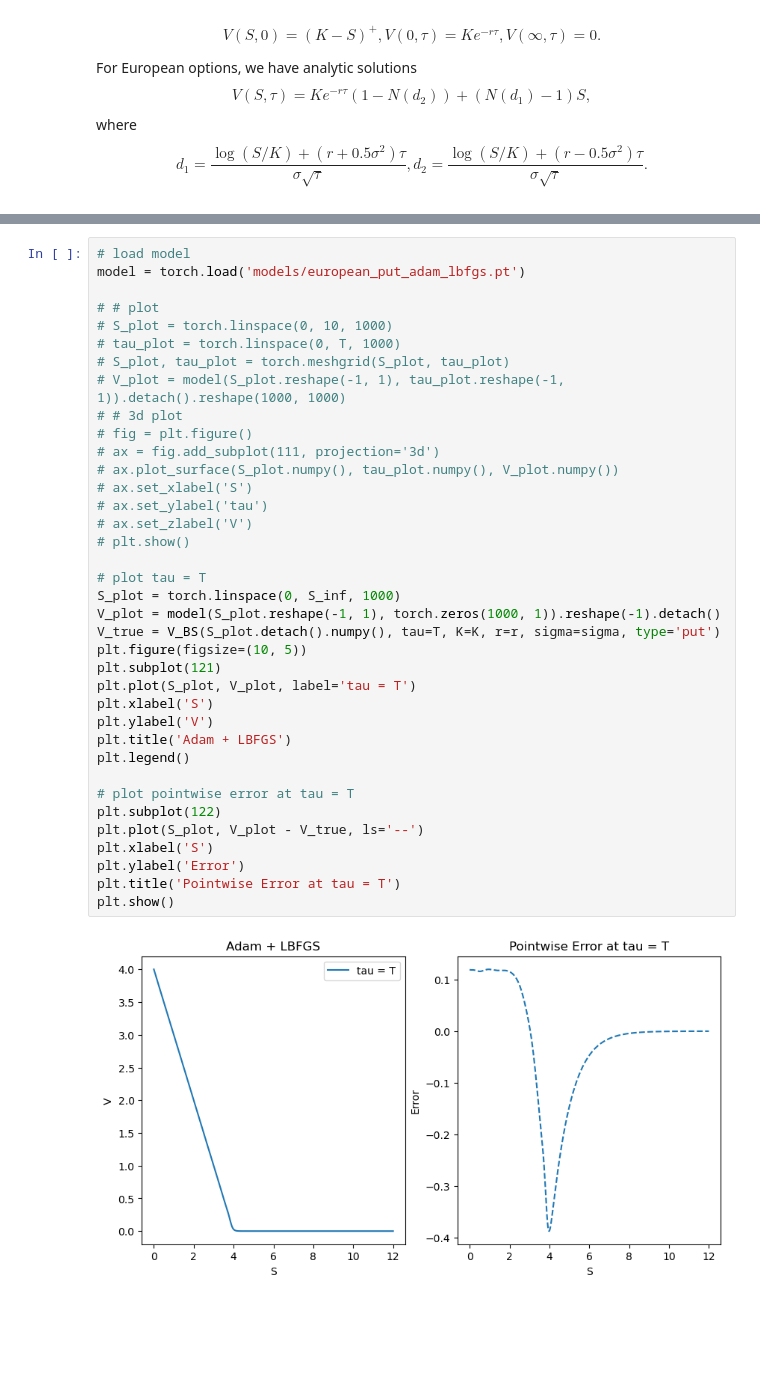
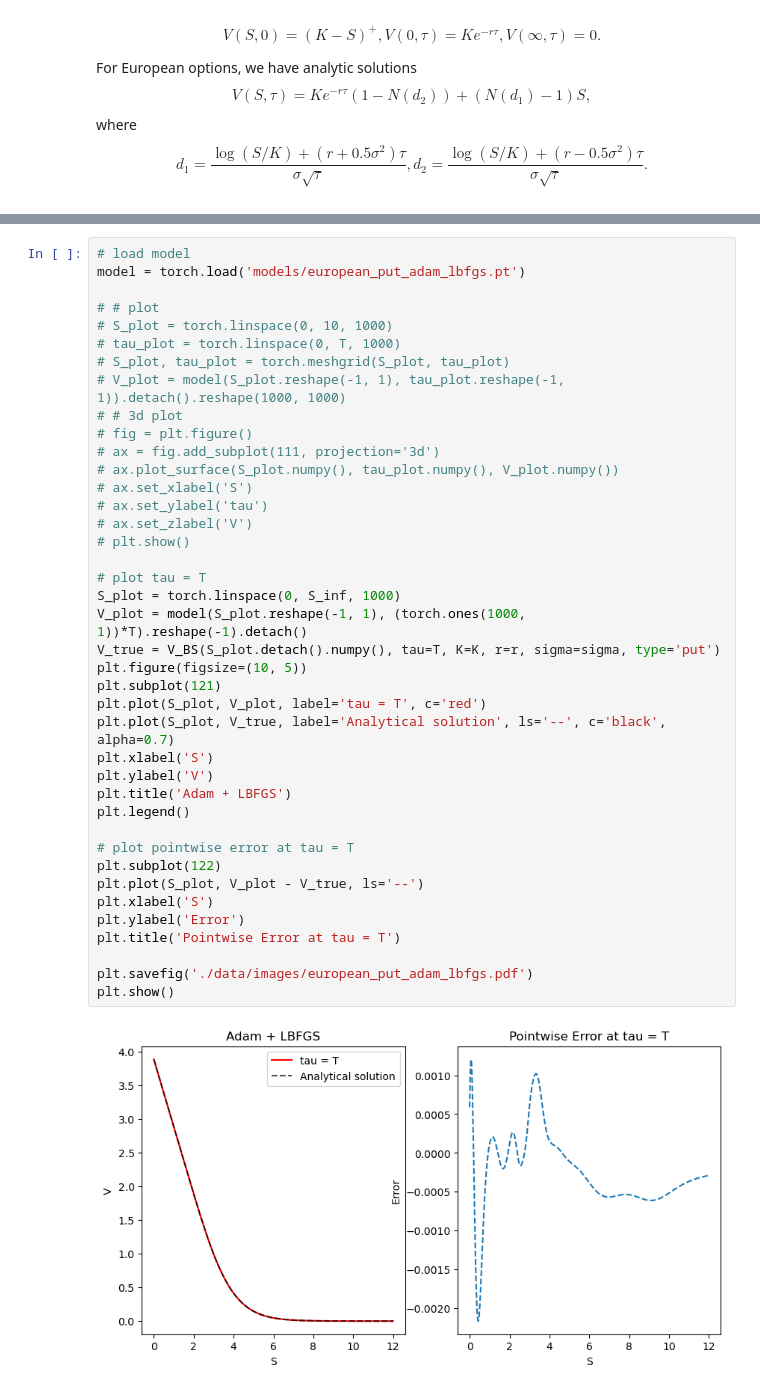
Before and after one commit to liyiyan128/Option-Pricing-Using-Physics-Informed-Neural-Networks, a Jupyter notebook: PINN_example.ipynb, the cells around one changed output, grey strips where cells are left out. Drawn from its saved outputs; the diff is of its cells as text; blank space fills up the shorter version.

```diff
--- a/PINN_example.ipynb
+++ b/PINN_example.ipynb
@@ -81,33 +72,36 @@ model = torch.load('models/european_put_adam_lbfgs.pt')
 # tau_plot = torch.linspace(0, T, 1000)
 # S_plot, tau_plot = torch.meshgrid(S_plot, tau_plot)
 # V_plot = model(S_plot.reshape(-1, 1), tau_plot.reshape(-1, 1)).detach().reshape(1000, 1000)
 # # 3d plot
 # fig = plt.figure()
 # ax = fig.add_subplot(111, projection='3d')
 # ax.plot_surface(S_plot.numpy(), tau_plot.numpy(), V_plot.numpy())
 # ax.set_xlabel('S')
 # ax.set_ylabel('tau')
 # ax.set_zlabel('V')
 # plt.show()
 
 # plot tau = T
 S_plot = torch.linspace(0, S_inf, 1000)
-V_plot = model(S_plot.reshape(-1, 1), torch.zeros(1000, 1)).reshape(-1).detach()
+V_plot = model(S_plot.reshape(-1, 1), (torch.ones(1000, 1))*T).reshape(-1).detach()
 V_true = V_BS(S_plot.detach().numpy(), tau=T, K=K, r=r, sigma=sigma, type='put')
 plt.figure(figsize=(10, 5))
 plt.subplot(121)
-plt.plot(S_plot, V_plot, label='tau = T')
+plt.plot(S_plot, V_plot, label='tau = T', c='red')
+plt.plot(S_plot, V_true, label='Analytical solution', ls='--', c='black', alpha=0.7)
 plt.xlabel('S')
 plt.ylabel('V')
 plt.title('Adam + LBFGS')
 plt.legend()
 
 # plot pointwise error at tau = T
 plt.subplot(122)
 plt.plot(S_plot, V_plot - V_true, ls='--')
 plt.xlabel('S')
 plt.ylabel('Error')
 plt.title('Pointwise Error at tau = T')
+
+plt.savefig('./data/images/european_put_adam_lbfgs.pdf')
 plt.show()
 # %% [output]
-[figure, old version]
+[figure, new version]
```
Also changed, not shown: parts of 6 cells of this notebook.
